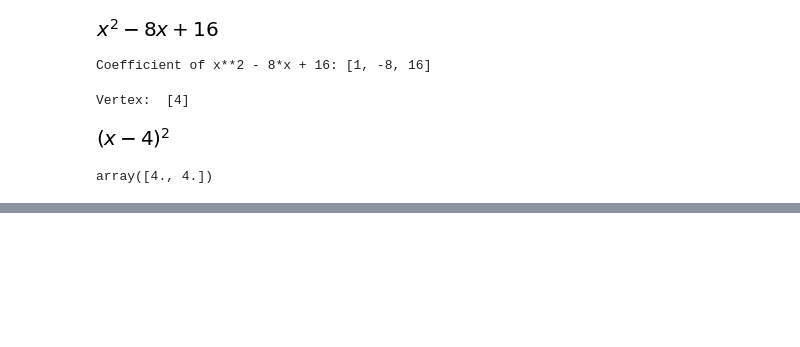
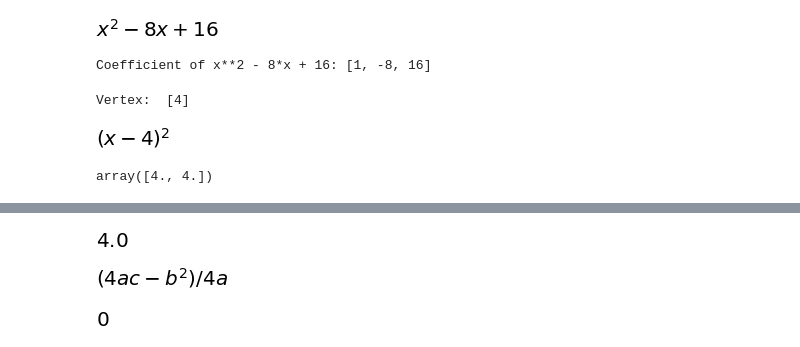
Before and after one commit to arnelimperial/Math-and-Stat, a Jupyter notebook: Quadratic-Equation/Quadratic Equations.ipynb, the cells around one changed output, grey strips where cells are left out. Saved outputs shown, nothing was run; the diff lists cells and outputs as text; code cells hidden in the pictures; blank space fills up the shorter version.

```diff
--- a/Quadratic-Equation/Quadratic Equations.ipynb
+++ b/Quadratic-Equation/Quadratic Equations.ipynb
@@ -120,0 +76,23 @@ plt.show()
+# %%
+# h = -b/2a where a = 1 b = -8 c = 16
+h = -1*(-8)/2*(1)
+h
+# %% [output]
+[figure, added]
+# %%
+#k = 4ac -b^2 / 4a
+var('a b c')
+k = (4*a*c - (b**2)) / (4*a)
+k
+# substitute h to x in y = x**2 - 8*x + 16
+# %% [output]
+[figure, added]
+# %%
+# use the formula for k = 4ac -b^2 /4a or
+# substitute h to x in y = x**2 - 8*x + 16
+k = k.subs({a: 1, b: -8, c: 16})
+#k
+k1 = 4**2 -8*4 + 16
+k1
+# %% [output]
+[figure, added]
```
Also changed, not shown: parts of 19 cells of this notebook, 1 other file.
